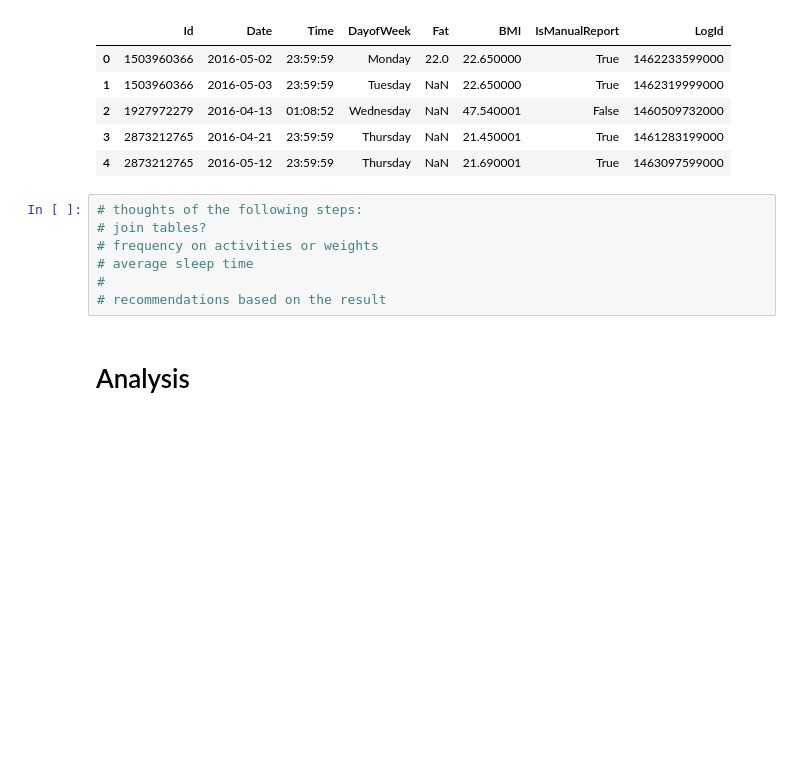
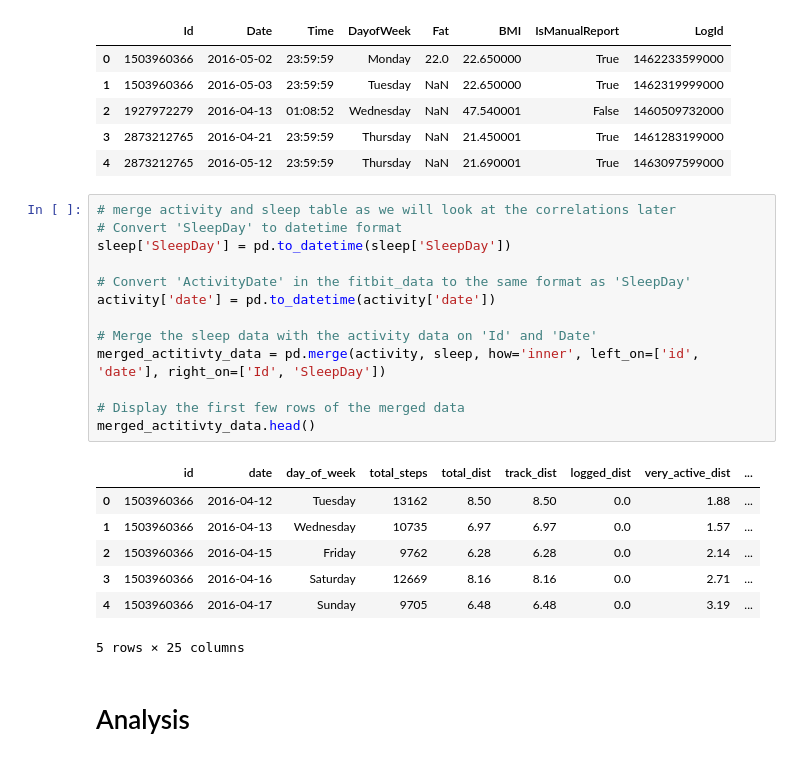
Before and after one commit to Alex-the-fish/Bellabeat-data-analysis-project, a Jupyter notebook: Bellabeat Analysis.ipynb, the cells around one changed output. Drawn from its saved outputs; the diff is of its cells as text; blank space fills up the shorter version.

```diff
--- a/Bellabeat Analysis.ipynb
+++ b/Bellabeat Analysis.ipynb
@@ -412,12 +413,26 @@ weight.head()
 | 2 | 1927972279 | 2016-04-13 | 01:08:52 | Wednesday | NaN | 47.540001 | False | 1460509732000 |
 | 3 | 2873212765 | 2016-04-21 | 23:59:59 | Thursday | NaN | 21.450001 | True | 1461283199000 |
 | 4 | 2873212765 | 2016-05-12 | 23:59:59 | Thursday | NaN | 21.690001 | True | 1463097599000 |
-# %%
-# thoughts of the following steps:
-# join tables?
-# frequency on activities or weights
-# average sleep time
-#
-# recommendations based on the result
+# %%
+# merge activity and sleep table as we will look at the correlations later
+# Convert 'SleepDay' to datetime format
+sleep['SleepDay'] = pd.to_datetime(sleep['SleepDay'])
+
+# Convert 'ActivityDate' in the fitbit_data to the same format as 'SleepDay'
+activity['date'] = pd.to_datetime(activity['date'])
+
+# Merge the sleep data with the activity data on 'Id' and 'Date'
+merged_actitivty_data = pd.merge(activity, sleep, how='inner', left_on=['id', 'date'], right_on=['Id', 'SleepDay'])
+
+# Display the first few rows of the merged data
+merged_actitivty_data.head()
+# %% [output]
+|  | id | date | day_of_week | total_steps | total_dist | track_dist | logged_dist | very_active_dist | ... |
+| 0 | 1503960366 | 2016-04-12 | Tuesday | 13162 | 8.50 | 8.50 | 0.0 | 1.88 | ... |
+| 1 | 1503960366 | 2016-04-13 | Wednesday | 10735 | 6.97 | 6.97 | 0.0 | 1.57 | ... |
+| 2 | 1503960366 | 2016-04-15 | Friday | 9762 | 6.28 | 6.28 | 0.0 | 2.14 | ... |
+| 3 | 1503960366 | 2016-04-16 | Saturday | 12669 | 8.16 | 8.16 | 0.0 | 2.71 | ... |
+| 4 | 1503960366 | 2016-04-17 | Sunday | 9705 | 6.48 | 6.48 | 0.0 | 3.19 | ... |
+5 rows × 25 columns
 # %% [markdown]
 # Analysis
```
Also changed, not shown: parts of 8 cells of this notebook.
